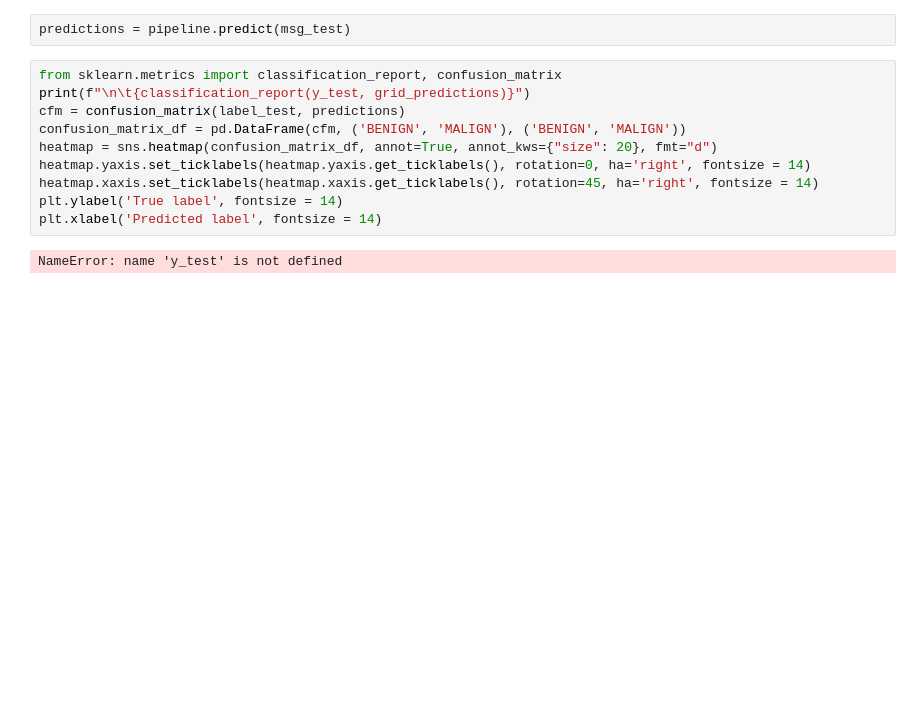
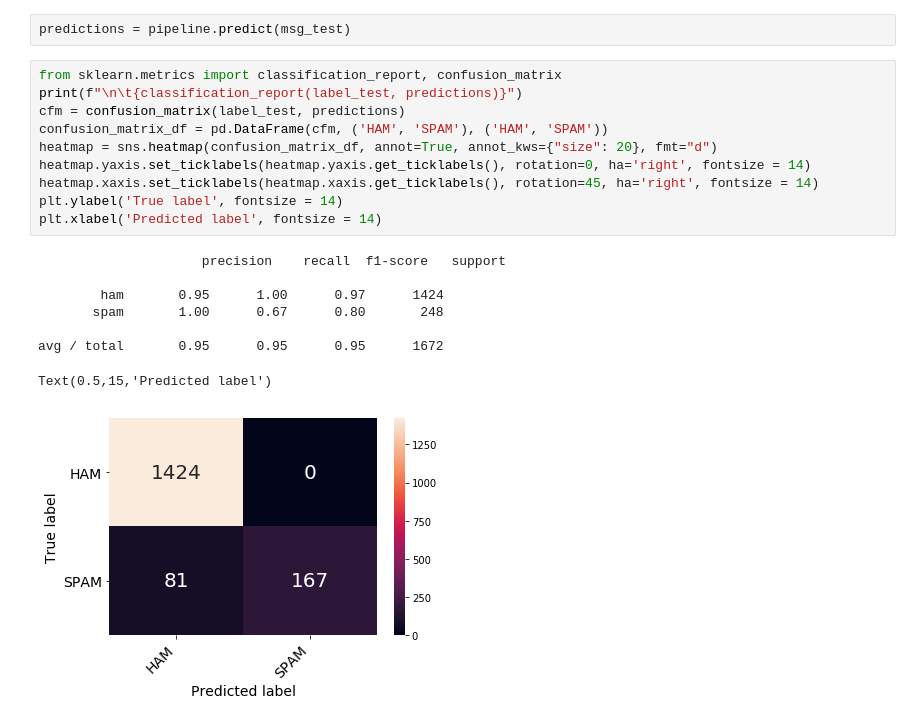
Before and after one commit to btrentini/python_practice, a Jupyter notebook: #bruno_ml/10 - Natural Language Processing (NLP) + Naive Bayes.ipynb, the cells around one changed output. Drawn from its saved outputs; the diff is of its cells as text; blank space fills up the shorter version.

```diff
--- a/#bruno_ml/10 - Natural Language Processing (NLP) + Naive Bayes.ipynb
+++ b/#bruno_ml/10 - Natural Language Processing (NLP) + Naive Bayes.ipynb
@@ -342,13 +342,20 @@ Pipeline(memory=None,
 predictions = pipeline.predict(msg_test)
 # %%
 from sklearn.metrics import classification_report, confusion_matrix
-print(f"\n\t{classification_report(y_test, grid_predictions)}")
+print(f"\n\t{classification_report(label_test, predictions)}")
 cfm = confusion_matrix(label_test, predictions)
-confusion_matrix_df = pd.DataFrame(cfm, ('BENIGN', 'MALIGN'), ('BENIGN', 'MALIGN'))
+confusion_matrix_df = pd.DataFrame(cfm, ('HAM', 'SPAM'), ('HAM', 'SPAM'))
 heatmap = sns.heatmap(confusion_matrix_df, annot=True, annot_kws={"size": 20}, fmt="d")
 heatmap.yaxis.set_ticklabels(heatmap.yaxis.get_ticklabels(), rotation=0, ha='right', fontsize = 14)
 heatmap.xaxis.set_ticklabels(heatmap.xaxis.get_ticklabels(), rotation=45, ha='right', fontsize = 14)
 plt.ylabel('True label', fontsize = 14)
 plt.xlabel('Predicted label', fontsize = 14)
 # %% [output]
-NameError: name 'y_test' is not defined
+                     precision    recall  f1-score   support
+
+        ham       0.95      1.00      0.97      1424
+       spam       1.00      0.67      0.80       248
+
+avg / total       0.95      0.95      0.95      1672
+Text(0.5,15,'Predicted label')
+[figure, added]
```
